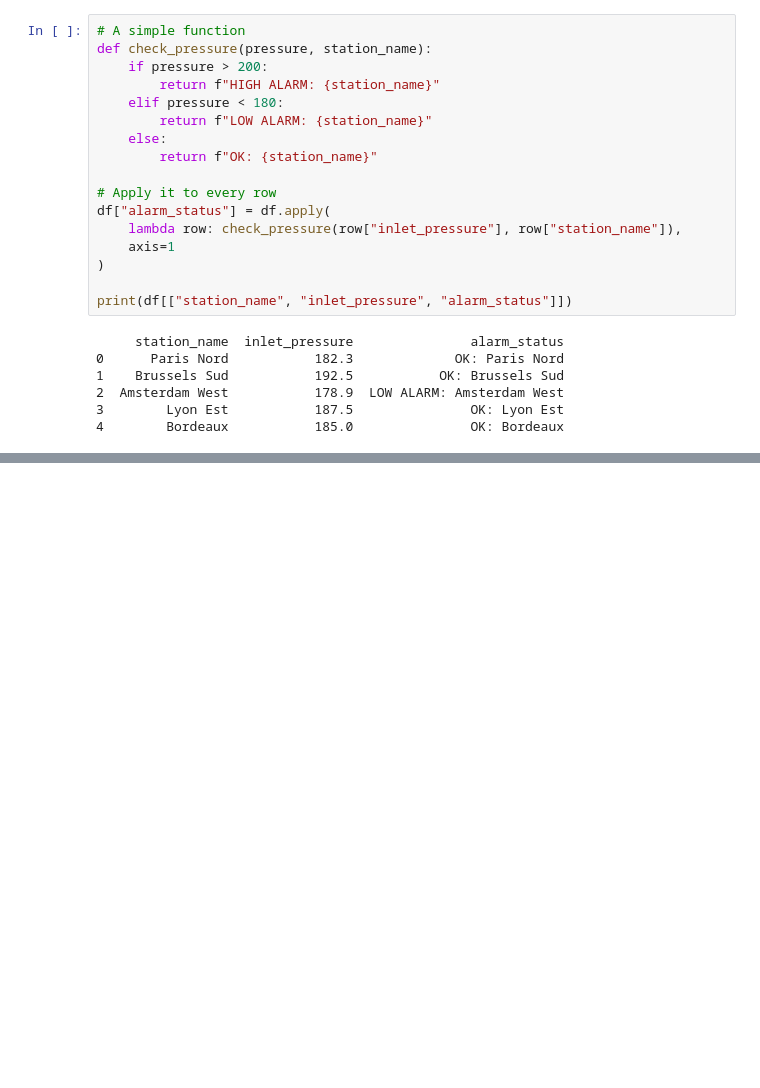
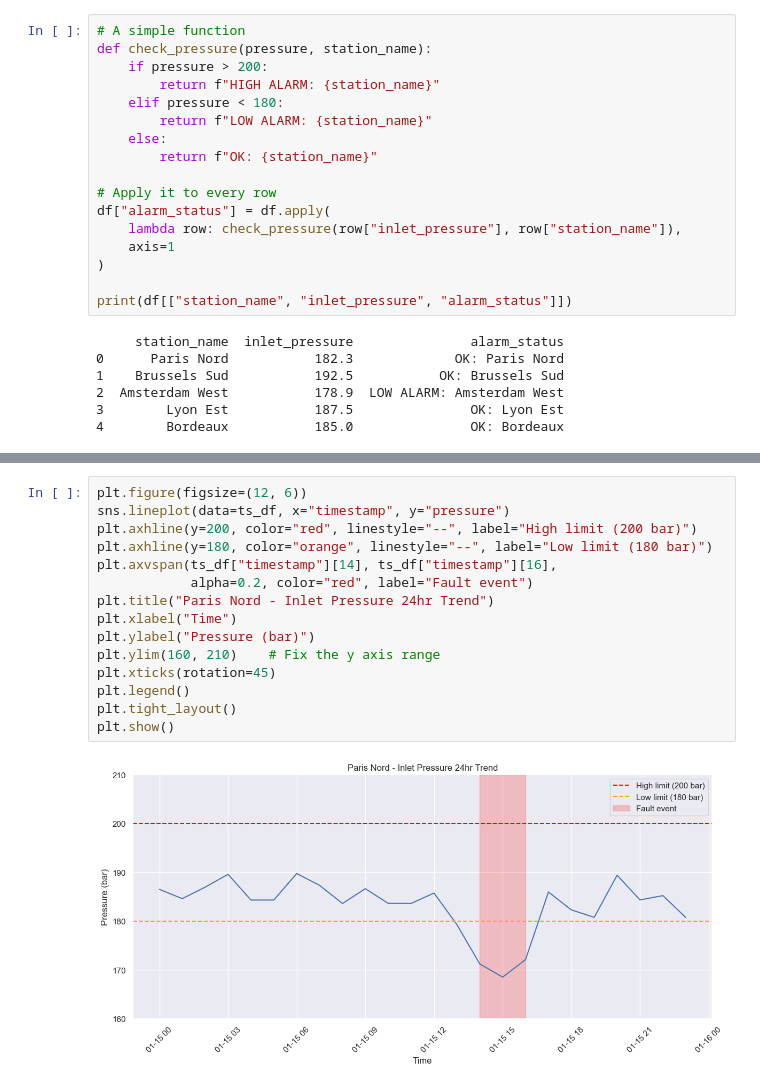
Before and after one commit to DavidRSDowling/industrial-ai, a Jupyter notebook: sprint1_python_foundations.ipynb, the cells around one changed output, grey strips where cells are left out. Cells and saved outputs as stored; diff of their text form; blank space fills up the shorter version.

```diff
--- a/sprint1_python_foundations.ipynb
+++ b/sprint1_python_foundations.ipynb
@@ -348,0 +464,17 @@ print(df[["station_name", "inlet_pressure", "alarm_status"]])
+# %%
+plt.figure(figsize=(12, 6))
+sns.lineplot(data=ts_df, x="timestamp", y="pressure")
+plt.axhline(y=200, color="red", linestyle="--", label="High limit (200 bar)")
+plt.axhline(y=180, color="orange", linestyle="--", label="Low limit (180 bar)")
+plt.axvspan(ts_df["timestamp"][14], ts_df["timestamp"][16],
+            alpha=0.2, color="red", label="Fault event")
+plt.title("Paris Nord - Inlet Pressure 24hr Trend")
+plt.xlabel("Time")
+plt.ylabel("Pressure (bar)")
+plt.ylim(160, 210)    # Fix the y axis range
+plt.xticks(rotation=45)
+plt.legend()
+plt.tight_layout()
+plt.show()
+# %% [output]
+[figure, added]
```
Also changed, not shown: parts of 9 cells of this notebook.
